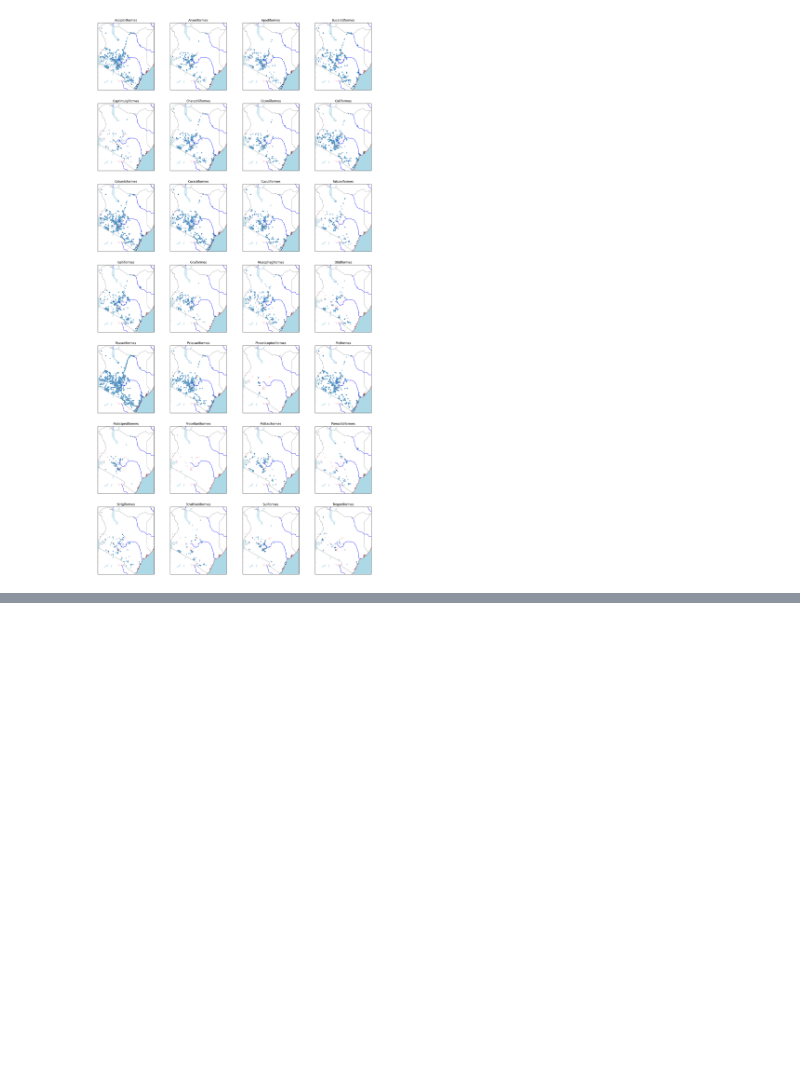
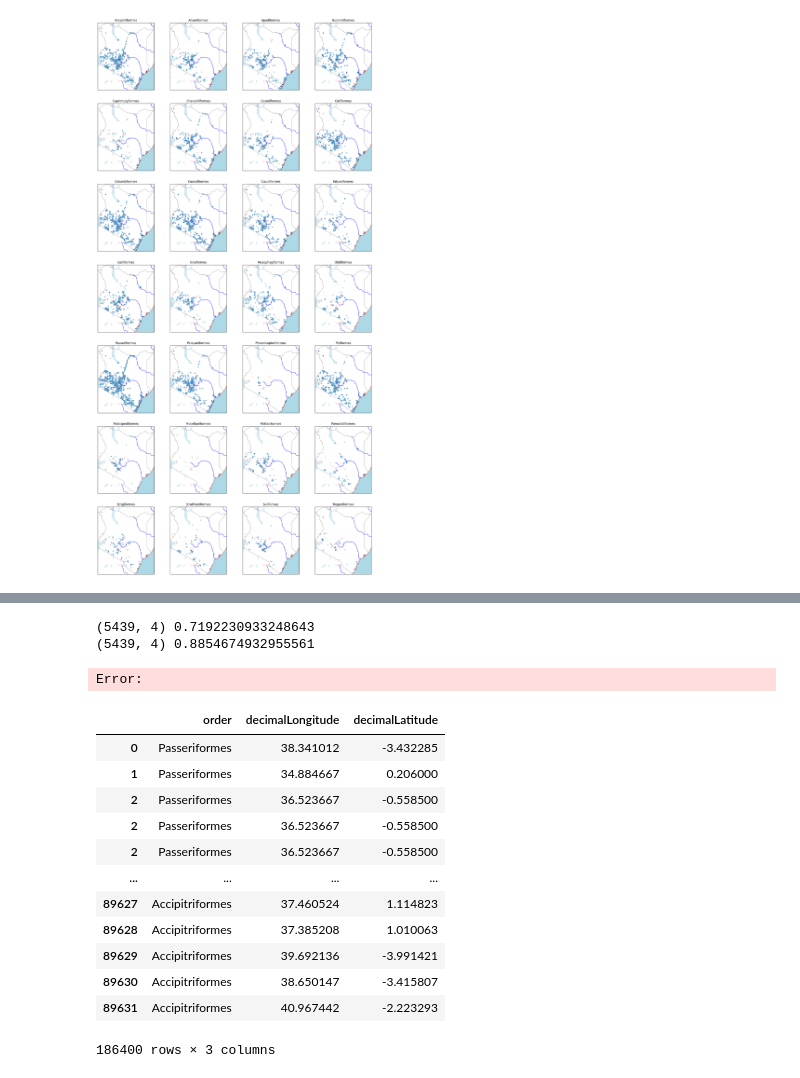
Before and after one commit to zahra-zibzee/Environmental-Data-Analysis, a Jupyter notebook: Project2/question1.ipynb, the cells around one changed output, grey strips where cells are left out. Drawn from its saved outputs; the diff is of its cells as text; code cells hidden in the pictures; blank space fills up the shorter version.

```diff
--- a/Project2/question1.ipynb
+++ b/Project2/question1.ipynb
@@ -303,0 +304,49 @@ plt.show()
+# %%
+import gc
+
+morrans = {}
+thresholds = {}
+for order, data in tqdm(df.groupby("order")):
+    for i in tqdm(range(1,10), desc=order):
+        threshold = (i/3) ** 0.3
+        print(data.shape, threshold)
+        with warnings.catch_warnings():
+            warnings.simplefilter("ignore", category=UserWarning)
+            w = libpysal.weights.DistanceBand.from_array(data[["decimalLongitude", "decimalLatitude"]].values, threshold=threshold)
+        if len(w.neighbors) == 1:
+            break
+    else:
+        print(f"Threshold for {order} not found, using {threshold} instead and biggest neighbor")
+        data = data.copy()
+        lonely_points = [i for i in range(data.shape[0]) if len(w.neighbors[i]) <= 1]
+        # remove lonely points
+        data.drop(lonely_points, inplace=True)
+        w = libpysal.weights.DistanceBand.from_array(data[["decimalLongitude", "decimalLatitude"]].values, threshold=threshold)
+    assert len(w.neighbors) != 1, "No neighbors found"
+    thresholds[order] = threshold
+    print(f"Threshold for {order}: {threshold}")
+    moran = Moran(data["individualCount"].values, w)
+    print(moran.I, moran.p_sim)
+    morrans[order] = [moran.I, moran.p_sim]
+    break
+# %% [output]
+(5439, 4) 0.7192230933248643
+(5439, 4) 0.8854674932955561
+Error:
+# %%
+repeated_df = df.loc[df.index.repeat(df['individualCount'])].drop(columns='individualCount')
+repeated_df
+# %% [output]
+|  | order | decimalLongitude | decimalLatitude |
+| 0 | Passeriformes | 38.341012 | -3.432285 |
+| 1 | Passeriformes | 34.884667 | 0.206000 |
+| 2 | Passeriformes | 36.523667 | -0.558500 |
+| 2 | Passeriformes | 36.523667 | -0.558500 |
+| 2 | Passeriformes | 36.523667 | -0.558500 |
+| ... | ... | ... | ... |
+| 89627 | Accipitriformes | 37.460524 | 1.114823 |
+| 89628 | Accipitriformes | 37.385208 | 1.010063 |
+| 89629 | Accipitriformes | 39.692136 | -3.991421 |
+| 89630 | Accipitriformes | 38.650147 | -3.415807 |
+| 89631 | Accipitriformes | 40.967442 | -2.223293 |
+186400 rows × 3 columns
```
Also changed, not shown: parts of 11 cells of this notebook, 2 other files.
